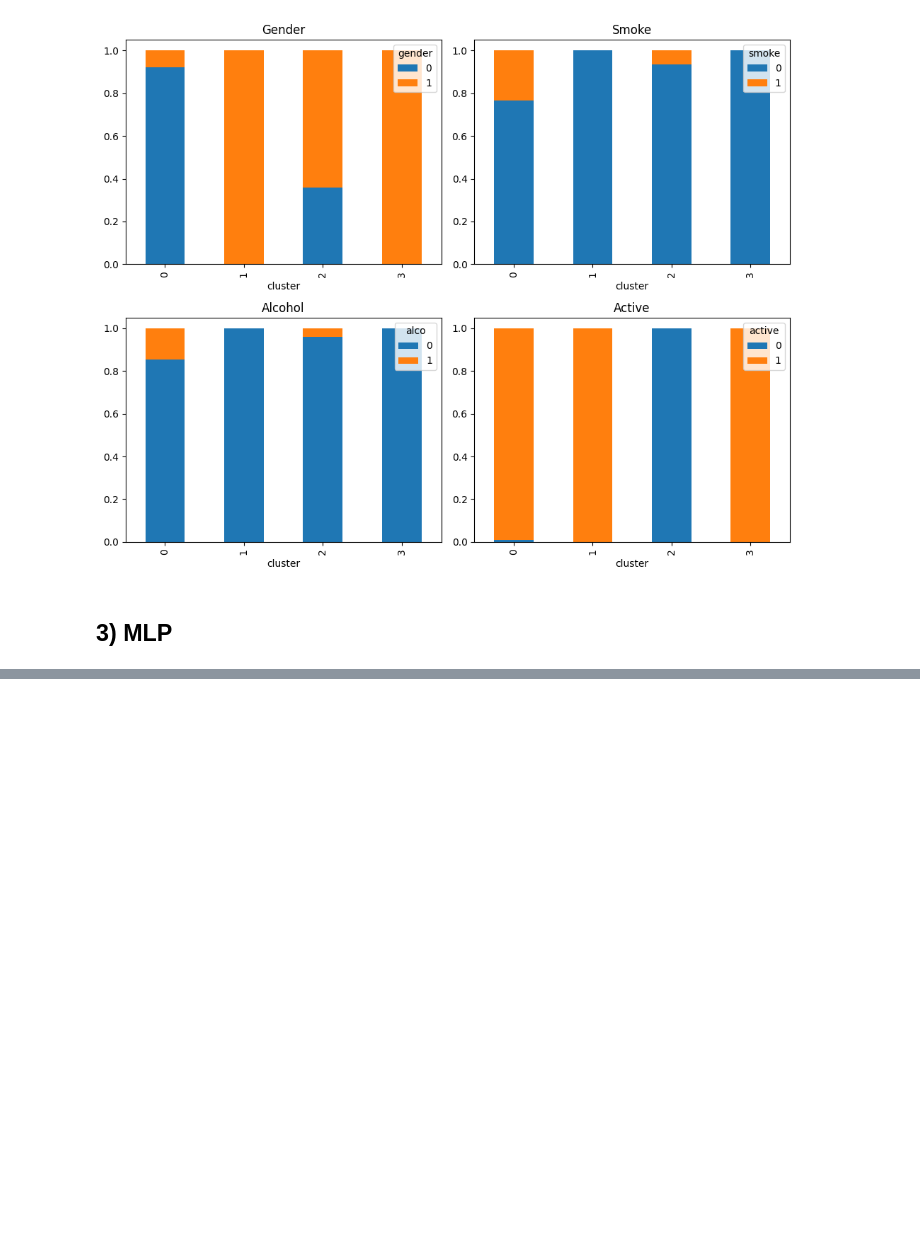
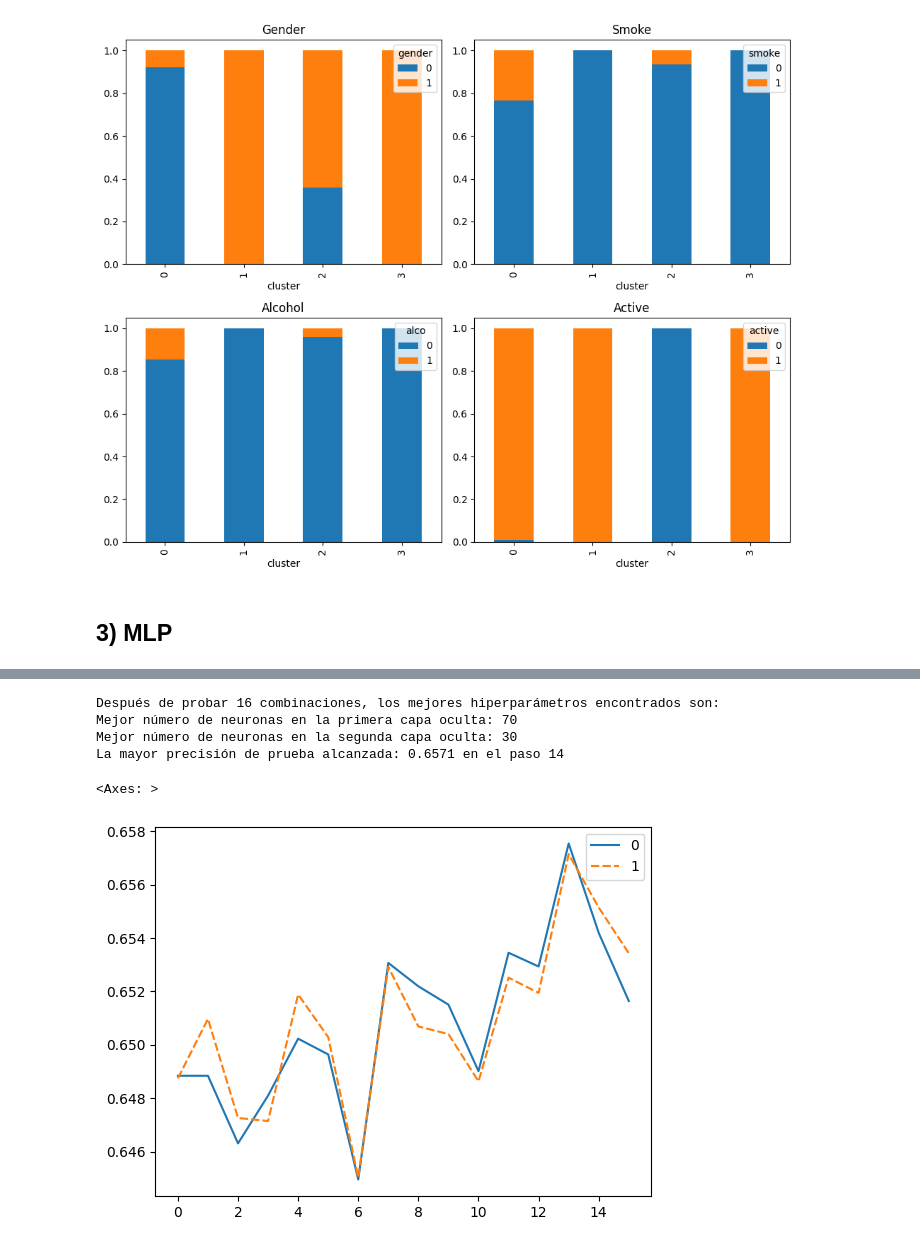
Before and after one commit to ignacionunezG/BI-Cardio-Disease, a Jupyter notebook: Proyecto.ipynb, the cells around one changed output, grey strips where cells are left out. Saved outputs shown, nothing was run; the diff lists cells and outputs as text; code cells hidden in the pictures; blank space fills up the shorter version.

```diff
--- a/Proyecto.ipynb
+++ b/Proyecto.ipynb
@@ -1712,0 +1959,29 @@ data= scaler.transform(data_train)
+# %%
+from sklearn.neural_network import MLPClassifier
+# Multi MLP Generator
+training_accuracy = []
+testing_accuracy = []
+Layer1 = range(10,90,20)
+Layer2 = range(10,90,20)
+LayersComb = len(Layer1)*len(Layer2)
+Step=0
+score=0
+
+for i in Layer1 :
+  for j in Layer2 :
+    mlp = MLPClassifier(hidden_layer_sizes=(i,j),activation="relu" ,random_state=1, max_iter=5000, tol=0.001, n_iter_no_change=3, verbose=True)
+    mlp.fit(X_train, y_train)
+    Y_pred_train = mlp.predict(X_train)
+    training_accuracy.append(accuracy_score(y_train, Y_pred_train))
+    Y_pred_test = mlp.predict(X_test)
+    acc_score = accuracy_score(y_test,Y_pred_test)
+    testing_accuracy.append(acc_score)
+    Step = Step + 1
+    if score < acc_score:
+        score = acc_score
+        best_Layer1 = i
+        best_Layer2 = j
+        best_Step = Step
+
+    print('Step ', Step, ' of ', LayersComb, ' Layer1: ', i, ' Layer2: ', j)
+    print('Best Accuracy Score', round(score, 4), ' Best Layer1: ', best_Layer1, ' Best Layer2: ', best_Layer2, ' do Step:', best_Step)
@@ -1712,0 +2006,15 @@ data= scaler.transform(data_train)
+# %%
+print(f"Después de probar {LayersComb} combinaciones, los mejores hiperparámetros encontrados son:")
+print(f"Mejor número de neuronas en la primera capa oculta: {best_Layer1}")
+print(f"Mejor número de neuronas en la segunda capa oculta: {best_Layer2}")
+print(f"La mayor precisión de prueba alcanzada: {round(score, 4)} en el paso {best_Step}")
+# %% [output]
+Después de probar 16 combinaciones, los mejores hiperparámetros encontrados son:
+Mejor número de neuronas en la primera capa oculta: 70
+Mejor número de neuronas en la segunda capa oculta: 30
+La mayor precisión de prueba alcanzada: 0.6571 en el paso 14
+# %%
+sns.lineplot(data=[training_accuracy,testing_accuracy])
+# %% [output]
+<Axes: >
+[figure, added]
```
Also changed, not shown: parts of 21 cells of this notebook.
